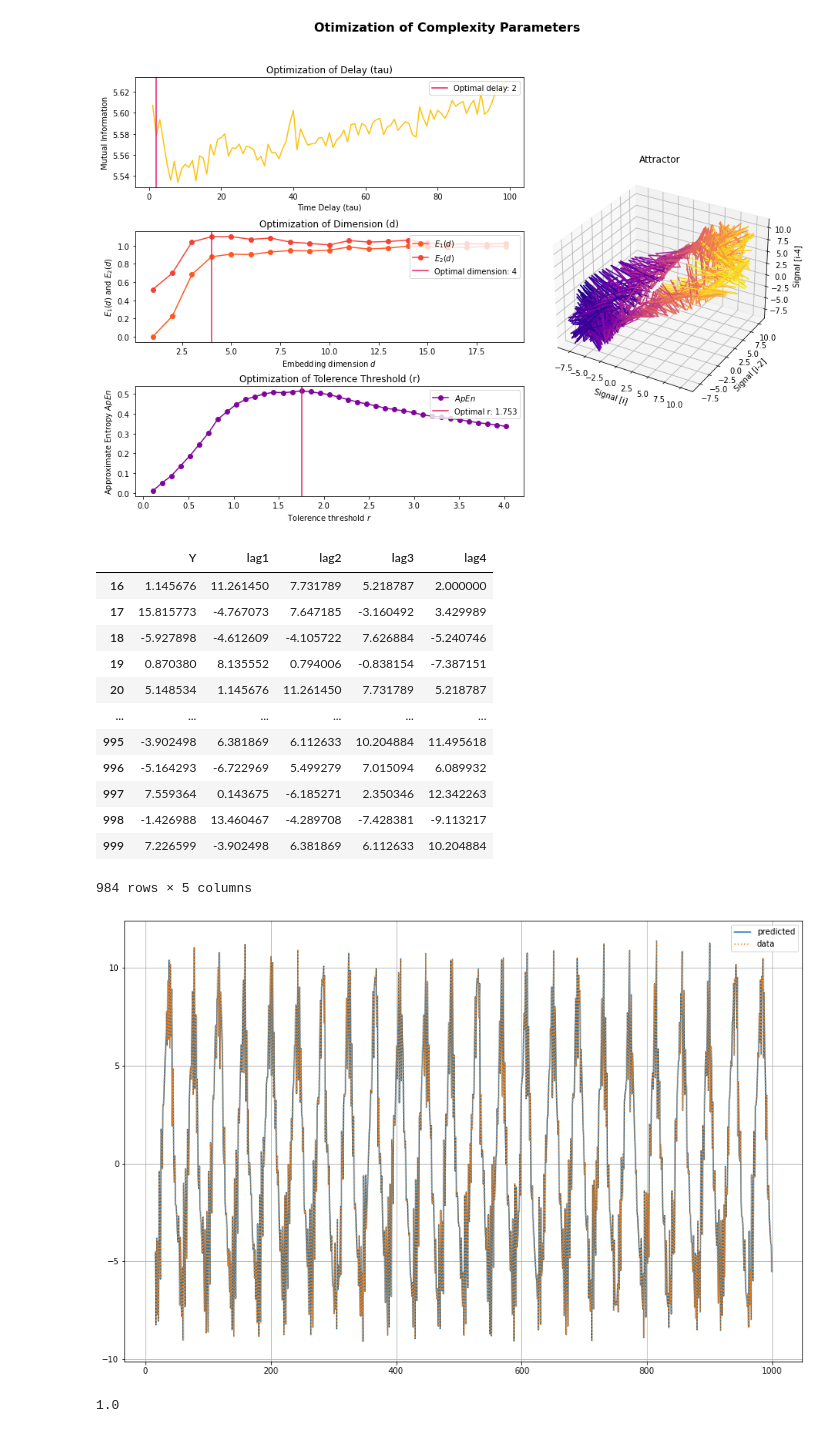
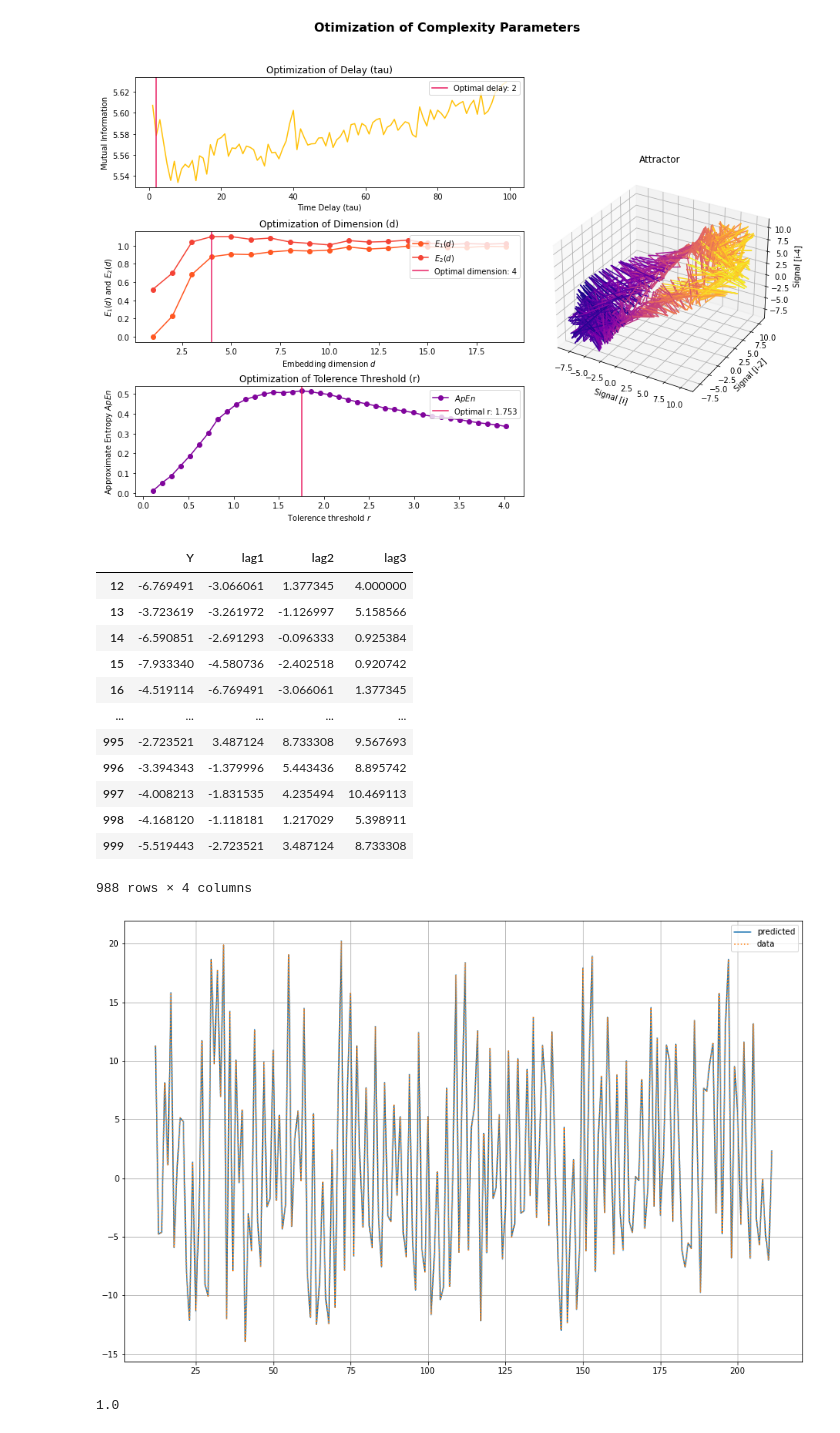
Before and after one commit to fccoelho/sistemas_dinamicos_aplicados, a Jupyter notebook: Sage/Causality in Dynamical Systems.ipynb, the cells around one changed output. Drawn from its saved outputs; the diff is of its cells as text; code cells hidden in the pictures.

```diff
--- a/Sage/Causality in Dynamical Systems.ipynb
+++ b/Sage/Causality in Dynamical Systems.ipynb
@@ -334,42 +334,42 @@ parameters
 {'delay': 2, 'dimension': 4, 'r': 1.7532200842577184}
 [figure]
 # %%
-dataY = pd.DataFrame(data={'Y':res[:,3]})
+dataY = pd.DataFrame(data={'Y':res[:,0]})
 tau = 4
 dataY['lag1'] = dataY.Y.shift(1*tau)
 dataY['lag2'] = dataY.Y.shift(2*tau)
 dataY['lag3'] = dataY.Y.shift(3*tau)
-dataY['lag4'] = dataY.Y.shift(4*tau)
+# dataY['lag4'] = dataY.Y.shift(4*tau)
 #dataY['lag5'] = dataY.Y.shift(5*tau)
 dataY = dataY.dropna()
 dataY
 # %% [output]
-|  | Y | lag1 | lag2 | lag3 | lag4 |
-| 16 | 1.145676 | 11.261450 | 7.731789 | 5.218787 | 2.000000 |
-| 17 | 15.815773 | -4.767073 | 7.647185 | -3.160492 | 3.429989 |
-| 18 | -5.927898 | -4.612609 | -4.105722 | 7.626884 | -5.240746 |
-| 19 | 0.870380 | 8.135552 | 0.794006 | -0.838154 | -7.387151 |
-| 20 | 5.148534 | 1.145676 | 11.261450 | 7.731789 | 5.218787 |
-| ... | ... | ... | ... | ... | ... |
-| 995 | -3.902498 | 6.381869 | 6.112633 | 10.204884 | 11.495618 |
-| 996 | -5.164293 | -6.722969 | 5.499279 | 7.015094 | 6.089932 |
-| 997 | 7.559364 | 0.143675 | -6.185271 | 2.350346 | 12.342263 |
-| 998 | -1.426988 | 13.460467 | -4.289708 | -7.428381 | -9.113217 |
-| 999 | 7.226599 | -3.902498 | 6.381869 | 6.112633 | 10.204884 |
+|  | Y | lag1 | lag2 | lag3 |
+| 12 | -6.769491 | -3.066061 | 1.377345 | 4.000000 |
+| 13 | -3.723619 | -3.261972 | -1.126997 | 5.158566 |
+| 14 | -6.590851 | -2.691293 | -0.096333 | 0.925384 |
+| 15 | -7.933340 | -4.580736 | -2.402518 | 0.920742 |
+| 16 | -4.519114 | -6.769491 | -3.066061 | 1.377345 |
+| ... | ... | ... | ... | ... |
+| 995 | -2.723521 | 3.487124 | 8.733308 | 9.567693 |
+| 996 | -3.394343 | -1.379996 | 5.443436 | 8.895742 |
+| 997 | -4.008213 | -1.831535 | 4.235494 | 10.469113 |
+| 998 | -4.168120 | -1.118181 | 1.217029 | 5.398911 |
+| 999 | -5.519443 | -2.723521 | 3.487124 | 8.733308 |
-984 rows × 5 columns
+988 rows × 4 columns
 # %%
 n_neighbors = 3
-X = dataY[['Y','lag1','lag2', 'lag3','lag4']]
-y = res[:,0][4*tau:]
+X = dataY[['Y','lag1','lag2', 'lag3']]
+y = res[:,3][3*tau:]
 knn2 = KNeighborsRegressor(n_neighbors, weights='distance')
 y_ = knn2.fit(X, y).predict(X)
 # %%
-plt.plot(dataY.index,y_, label='predicted')
-plt.plot(dataY.index,y,':',label='data')
+plt.plot(dataY.index[:200],y_[:200], label='predicted')
+plt.plot(dataY.index[:200],y[:200],':',label='data')
 plt.grid()
 plt.legend();
 # %% [output]
-[figure, old version]
+[figure, new version]
 # %%
 knn2.score(X,y)
 # %% [output]
```
Also changed, not shown: parts of 6 cells of this notebook, 1 other file.
